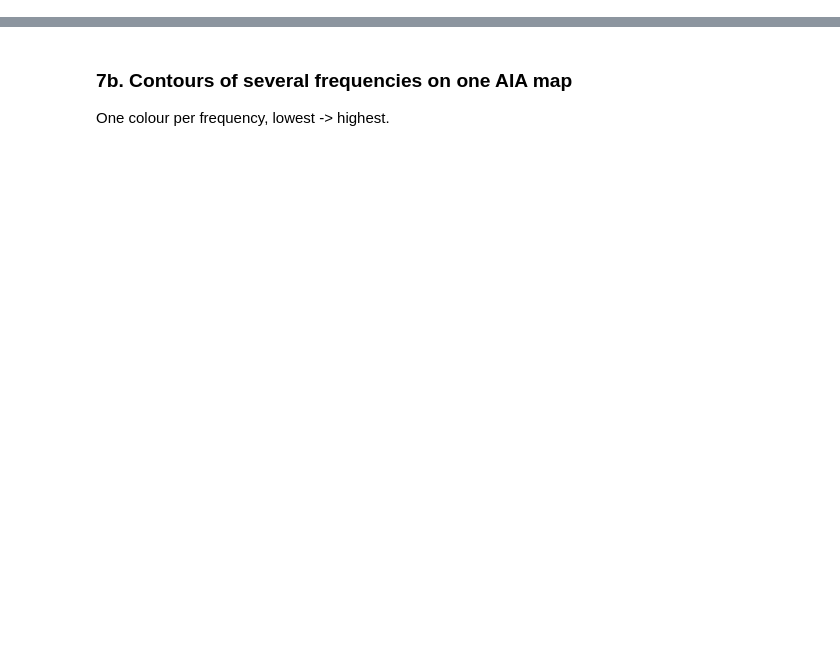
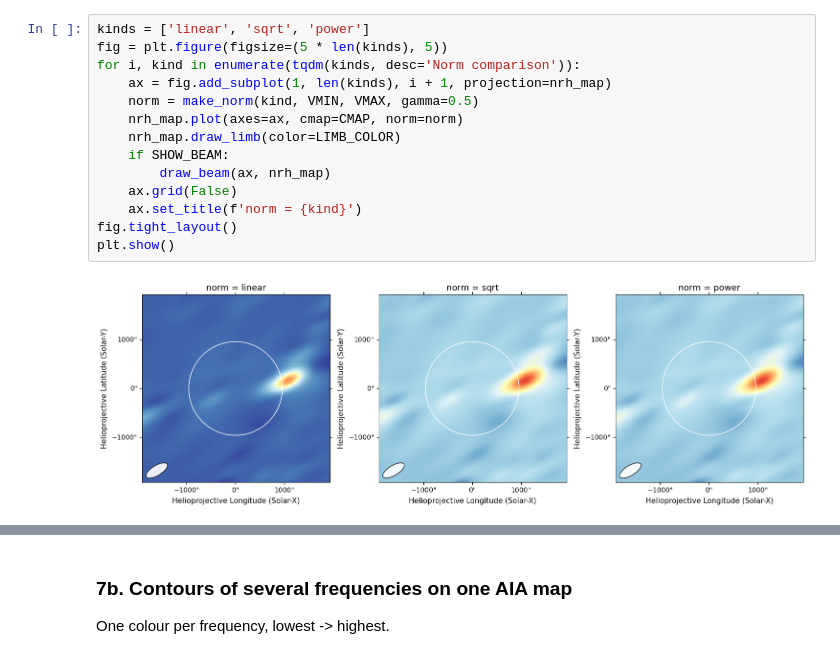
Before and after one commit to MohamedNedal/dias_work, a Jupyter notebook: 20251006/plot_nrh_image.ipynb, the cells around one changed output, grey strips where cells are left out. Cells and saved outputs as stored; diff of their text form; blank space fills up the shorter version.

```diff
--- a/20251006/plot_nrh_image.ipynb
+++ b/20251006/plot_nrh_image.ipynb
@@ -412,0 +464,16 @@ plt.show()
+# %%
+kinds = ['linear', 'sqrt', 'power']
+fig = plt.figure(figsize=(5 * len(kinds), 5))
+for i, kind in enumerate(tqdm(kinds, desc='Norm comparison')):
+    ax = fig.add_subplot(1, len(kinds), i + 1, projection=nrh_map)
+    norm = make_norm(kind, VMIN, VMAX, gamma=0.5)
+    nrh_map.plot(axes=ax, cmap=CMAP, norm=norm)
+    nrh_map.draw_limb(color=LIMB_COLOR)
+    if SHOW_BEAM:
+        draw_beam(ax, nrh_map)
+    ax.grid(False)
+    ax.set_title(f'norm = {kind}')
+fig.tight_layout()
+plt.show()
+# %% [output]
+[figure, added]
```
Also changed, not shown: parts of 48 cells of this notebook.
